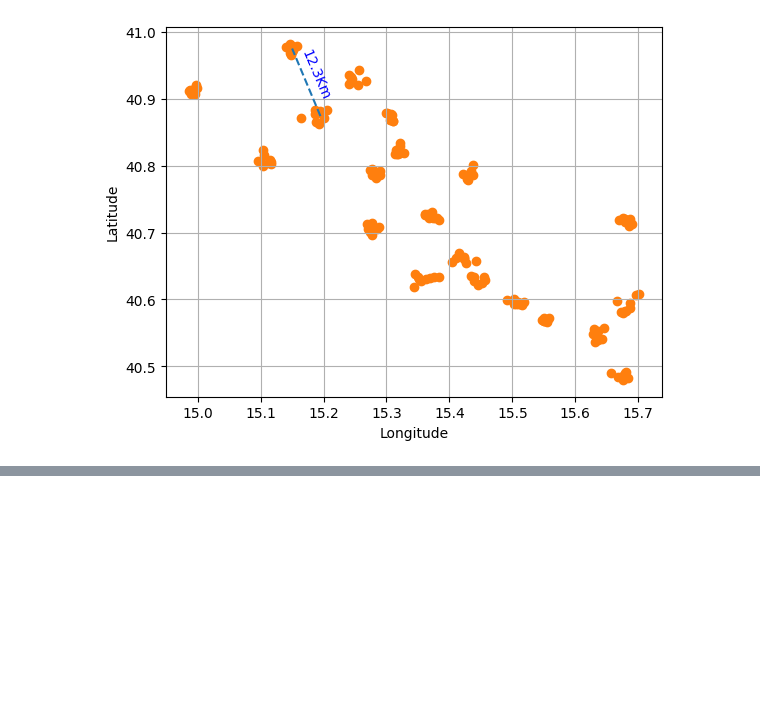
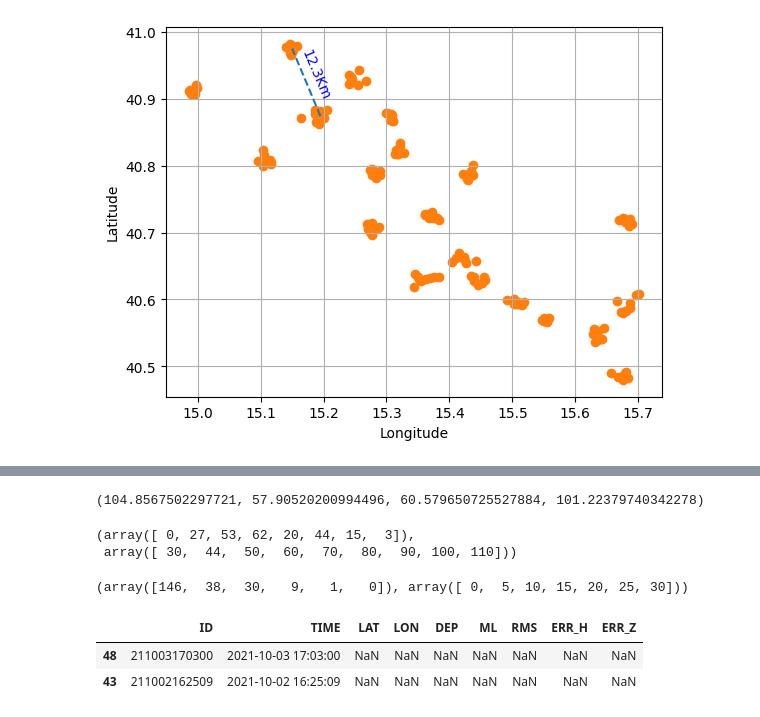
Before and after one commit to Nemenick/primoprogetto, a Jupyter notebook: Codici/_DETECT.ipynb, the cells around one changed output, grey strips where cells are left out. Drawn from its saved outputs; the diff is of its cells as text; code cells hidden in the pictures; blank space fills up the shorter version.

```diff
--- a/Codici/_DETECT.ipynb
+++ b/Codici/_DETECT.ipynb
@@ -1139,0 +1161,52 @@ plt.savefig("/home/silvia/Desktop/Immagini/_Distanza_tipo_interstazione.png",dpi
+# %%
+import pandas as pd
+import numpy as np
+# Leggo eventi
+patcat = "/home/silvia/Desktop/Data/DETECT/transfer_15588_files_ada1a770/catalog_with_ID_abs_locations.txt"
+events = pd.read_csv(patcat)
+evutili = pd.read_csv("/home/silvia/Desktop/Data/DETECT/ID_DETECT_Utilizzabili.txt")
+drops=[]
+for i in events.index:
+    if int(events.loc[i,"ID"]) in evutili["ID_DETECT"].values:
+        3
+    else:
+        drops.append(i)
+events = events.drop(drops,axis="index")
+events  = events.reset_index(drop=True)
+# Leggo stazioni
+sta = pd.read_csv("/home/silvia/Desktop/Data/DETECT/staz_lat_lon.csv")
+s = list(sta.keys())
+s.sort()
+dists = np.zeros((len(events),len(s)))
+
+
+for e in range(len(events)):
+    late = events["LAT"][e]
+    lone = events["LON"][e]
+    for i in range(len(s)):
+        lats = sta[s[i]][0]
+        lons = sta[s[i]][1]
+        dists[e][i] = np.arccos(np.cos(np.deg2rad(late - lats)) * np.cos(np.deg2rad(lone - lons)))
+
+max_dist_evet = dists.max(axis=1)* RT
+min_dist_evet = dists.min(axis=1)* RT
+8*5.5
+# %%
+max_dist_evet[0:40].max(),  max_dist_evet[40:43].max(),  max_dist_evet[44:48].max(),  max_dist_evet[49:].max()
+# %% [output]
+(104.8567502297721, 57.90520200994496, 60.579650725527884, 101.22379740342278)
+# %%
+np.histogram(max_dist_evet, bins=[30,44,50,60,70,80,90,100,110,])
+# %% [output]
+(array([ 0, 27, 53, 62, 20, 44, 15,  3]),
+ array([ 30,  44,  50,  60,  70,  80,  90, 100, 110]))
+# %%
+np.histogram(min_dist_evet, bins=[0,5,10,15,20,25,30])
+# %% [output]
+(array([146,  38,  30,   9,   1,   0]), array([ 0,  5, 10, 15, 20, 25, 30]))
+# %%
+events.loc[[48,43]]
+# %% [output]
+|  | ID | TIME | LAT | LON | DEP | ML | RMS | ERR_H | ERR_Z |
+| 48 | 211003170300 | 2021-10-03 17:03:00 | NaN | NaN | NaN | NaN | NaN | NaN | NaN |
+| 43 | 211002162509 | 2021-10-02 16:25:09 | NaN | NaN | NaN | NaN | NaN | NaN | NaN |
```
Also changed, not shown: parts of 4 cells of this notebook, 3 other files.
